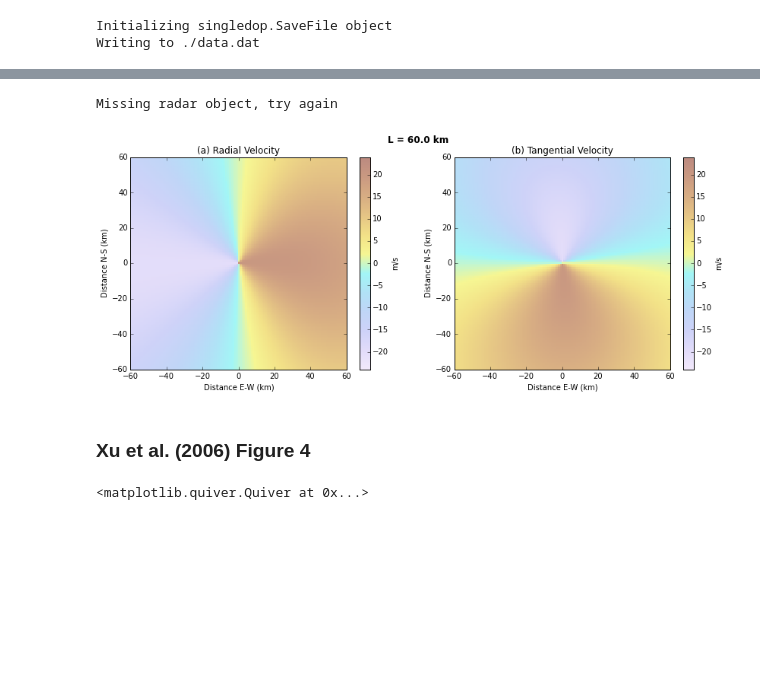
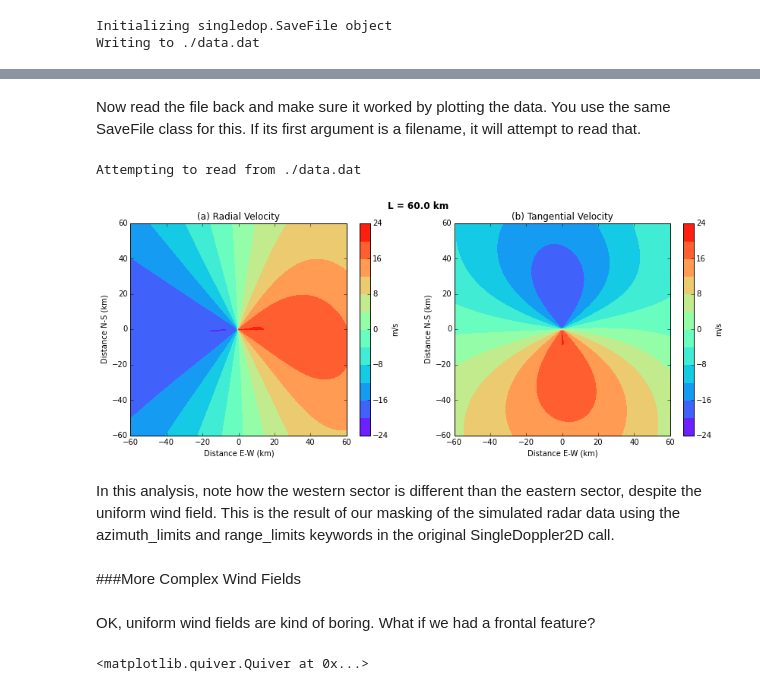
Before and after one commit to nasa/SingleDop, a Jupyter notebook: notebooks/SingleDop_Demo.ipynb, the cells around one changed output, grey strips where cells are left out. Cells and saved outputs as stored; diff of their text form; code cells hidden in the pictures; blank space fills up the shorter version.

```diff
--- a/notebooks/SingleDop_Demo.ipynb
+++ b/notebooks/SingleDop_Demo.ipynb
@@ -121,4 +78,0 @@ display.plot_velocity_vectors(title='Mostly Westerly Flow',
-# %%
-display.four_panel_plot()
-# %% [output]
-Missing radar object, try again
@@ -129,8 +79,17 @@ lcmap = lighten_cmap(cmap)
-# %%
-display.plot_radial_tangential_contours(mesh_flag=True, cmap=lcmap, save='test_save.png')
-# %% [output]
-[figure, removed]
-# %% [markdown]
-### Xu et al. (2006) Figure 4
+# %% [markdown]
+Now read the file back and make sure it worked by plotting the data. You use the same SaveFile class for this. If its first argument is a filename, it will attempt to read that.
+# %%
+sd = singledop.SaveFile('data.dat')
+display = singledop.AnalysisDisplay(sd)
+display.plot_radial_tangential_contours(mesh_flag=False, cmap='rainbow')
+# %% [output]
+Attempting to read from ./data.dat
+[figure, added]
+# %% [markdown]
+In this analysis, note how the western sector is different than the eastern sector, despite the uniform wind field. This is the result of our masking of the simulated radar data using the azimuth_limits and range_limits keywords in the original SingleDoppler2D call.
+# %% [markdown]
+###More Complex Wind Fields
+# %% [markdown]
+OK, uniform wind fields are kind of boring. What if we had a frontal feature?
 # %%
 gs = 121
```
Also changed, not shown: parts of 47 cells of this notebook, 2 other files.
